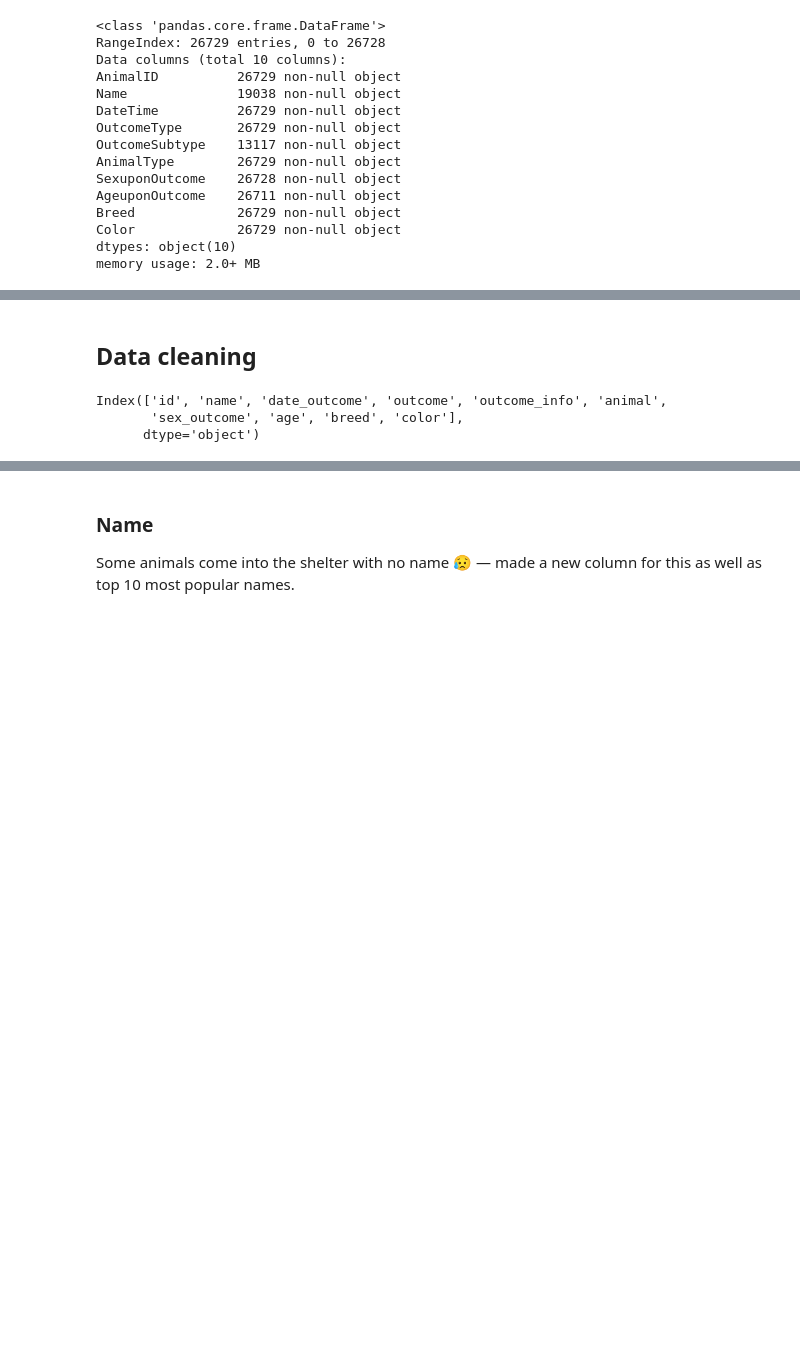
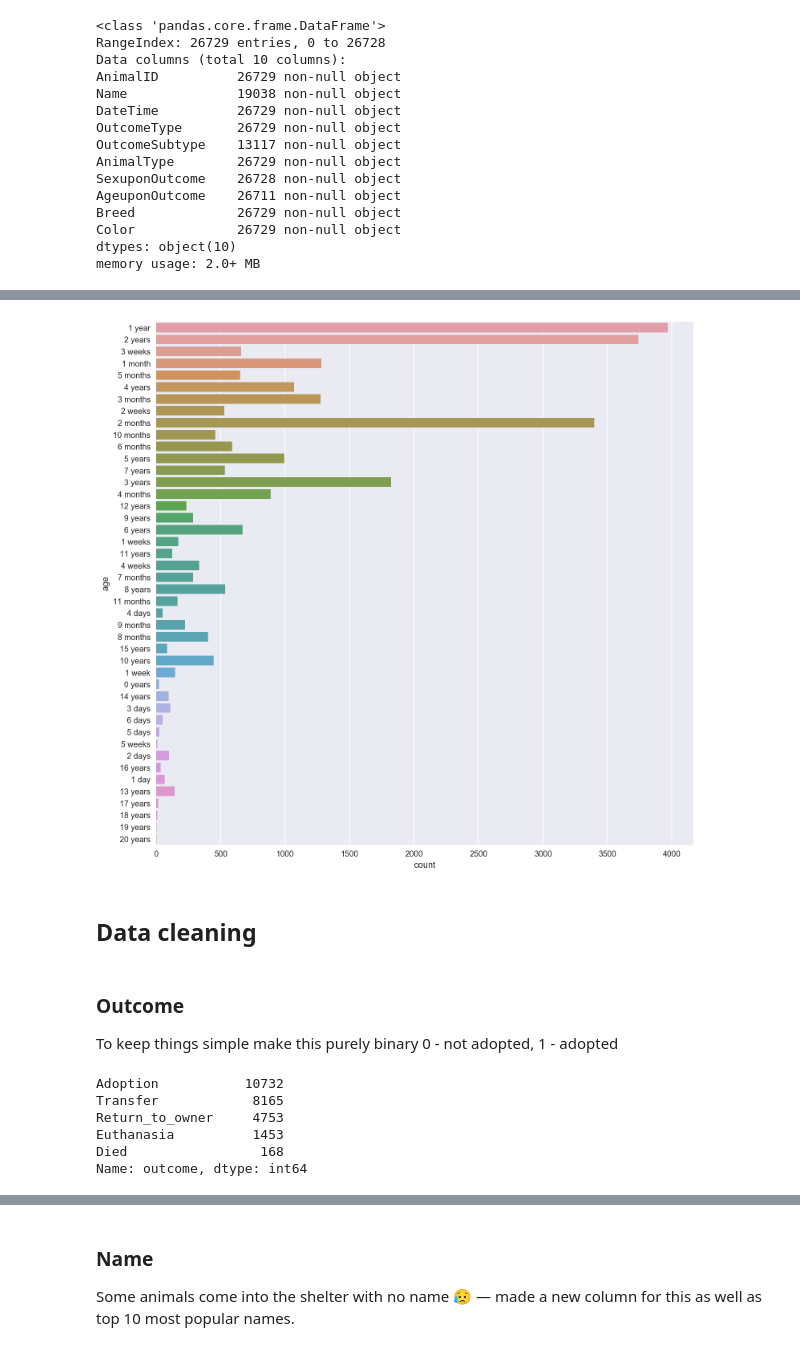
Before and after one commit to vnessified/adopt_me-, a Jupyter notebook: shelter_animal_outcomes.ipynb, the cells around one changed output, grey strips where cells are left out. Cells and saved outputs as stored; diff of their text form; code cells hidden in the pictures; blank space fills up the shorter version.

```diff
--- a/shelter_animal_outcomes.ipynb
+++ b/shelter_animal_outcomes.ipynb
@@ -57,19 +70,19 @@ memory usage: 2.0+ MB
+# %%
+sns.set(rc={"figure.figsize": (12, 12)})
+sns.countplot(y="age", data=animals, saturation=.6, );
+# %% [output]
+[figure, added]
 # %% [markdown]
 ## Data cleaning
-# %%
-# rename columns
-animals.columns = [x.lower() for x in animals.columns]
-animals = animals.rename(index=str,
-               columns={
-                   "animalid": "id",
-                   "datetime": "date_outcome",
-                   "outcometype": "outcome",
-                   "outcomesubtype": "outcome_info",
-                   "animaltype": "animal",
-                   "sexuponoutcome": "sex_outcome",
-                   "ageuponoutcome": "age"})
-animals.columns
-# %% [output]
-Index(['id', 'name', 'date_outcome', 'outcome', 'outcome_info', 'animal',
-       'sex_outcome', 'age', 'breed', 'color'],
-      dtype='object')
+# %% [markdown]
+### Outcome
+To keep things simple make this purely binary 0 - not adopted, 1 - adopted
+# %%
+animals.outcome.value_counts(dropna=False)
+# %% [output]
+Adoption           10732
+Transfer            8165
+Return_to_owner     4753
+Euthanasia          1453
+Died                 168
+Name: outcome, dtype: int64
```
Also changed, not shown: parts of 30 cells of this notebook.
